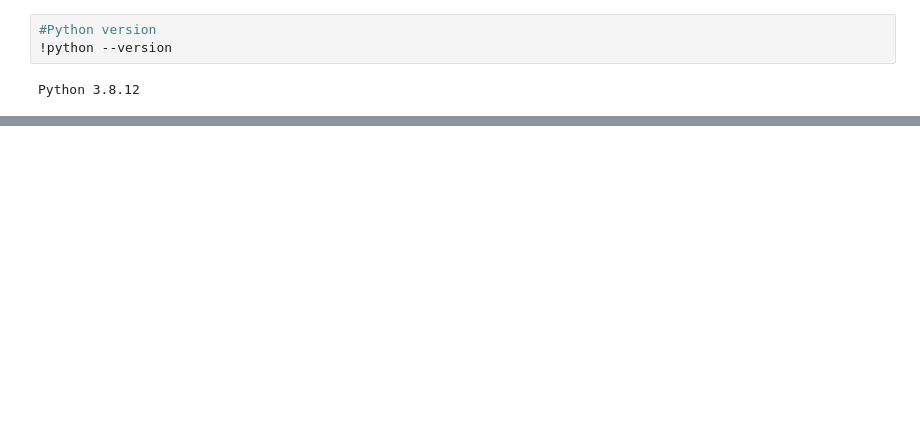
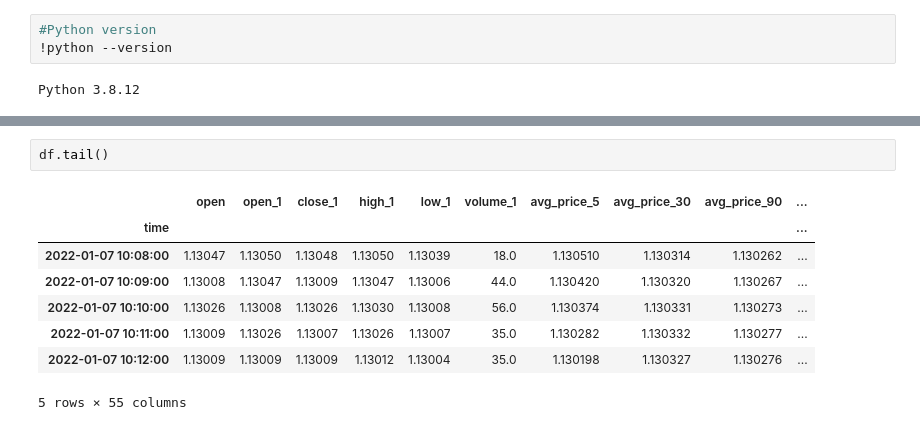
Before and after one commit to dhupee/MetaNgepet, a Jupyter notebook: MetaNgepet-Train.ipynb, the cells around one changed output, grey strips where cells are left out. Cells and saved outputs as stored; diff of their text form; blank space fills up the shorter version.

```diff
--- a/MetaNgepet-Train.ipynb
+++ b/MetaNgepet-Train.ipynb
@@ -194,0 +270,11 @@ df
+# %%
+df.tail()
+# %% [output]
+|  | open | open_1 | close_1 | high_1 | low_1 | volume_1 | avg_price_5 | avg_price_30 | avg_price_90 | ... |
+| time |  |  |  |  |  |  |  |  |  | ... |
+| 2022-01-07 10:08:00 | 1.13047 | 1.13050 | 1.13048 | 1.13050 | 1.13039 | 18.0 | 1.130510 | 1.130314 | 1.130262 | ... |
+| 2022-01-07 10:09:00 | 1.13008 | 1.13047 | 1.13009 | 1.13047 | 1.13006 | 44.0 | 1.130420 | 1.130320 | 1.130267 | ... |
+| 2022-01-07 10:10:00 | 1.13026 | 1.13008 | 1.13026 | 1.13030 | 1.13008 | 56.0 | 1.130374 | 1.130331 | 1.130273 | ... |
+| 2022-01-07 10:11:00 | 1.13009 | 1.13026 | 1.13007 | 1.13026 | 1.13007 | 35.0 | 1.130282 | 1.130332 | 1.130277 | ... |
+| 2022-01-07 10:12:00 | 1.13009 | 1.13009 | 1.13009 | 1.13012 | 1.13004 | 35.0 | 1.130198 | 1.130327 | 1.130276 | ... |
+5 rows × 55 columns
```
Also changed, not shown: parts of 11 cells of this notebook.
